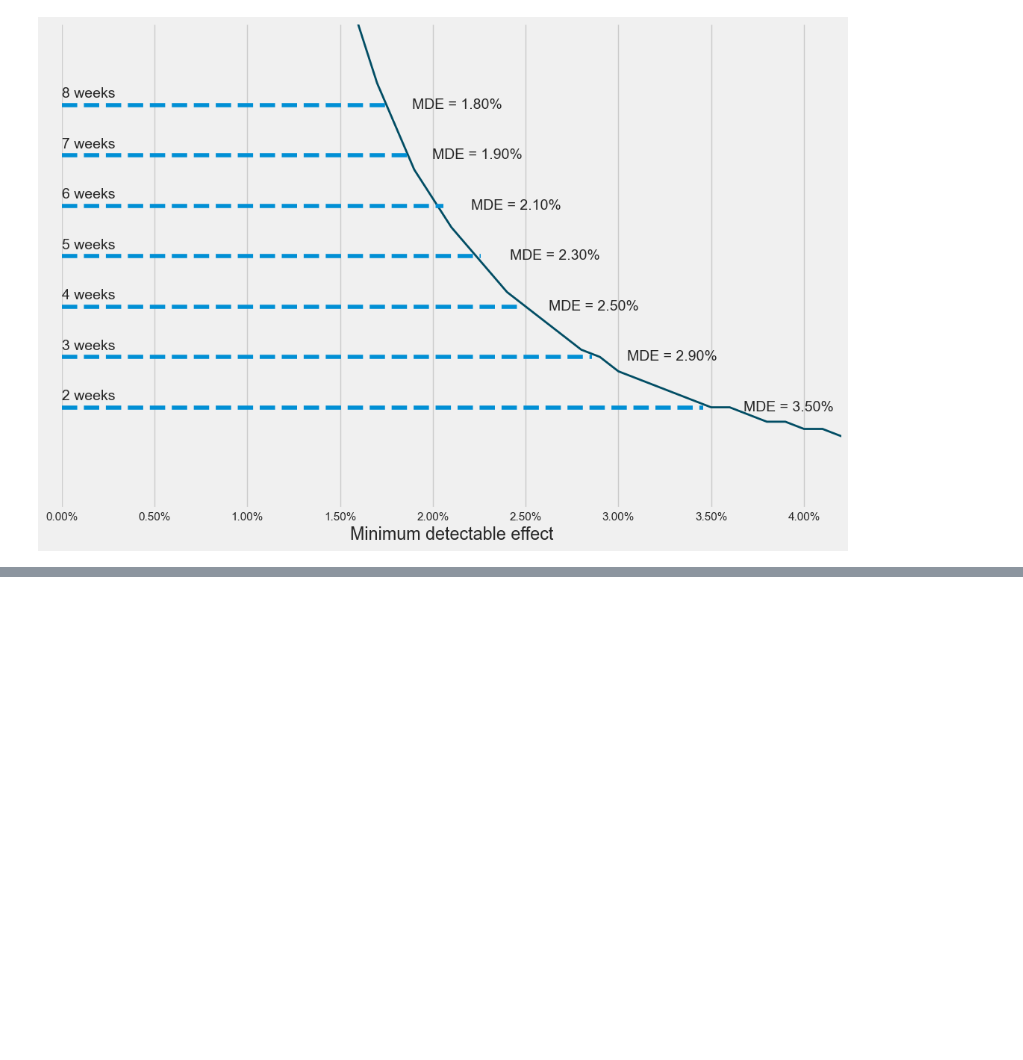
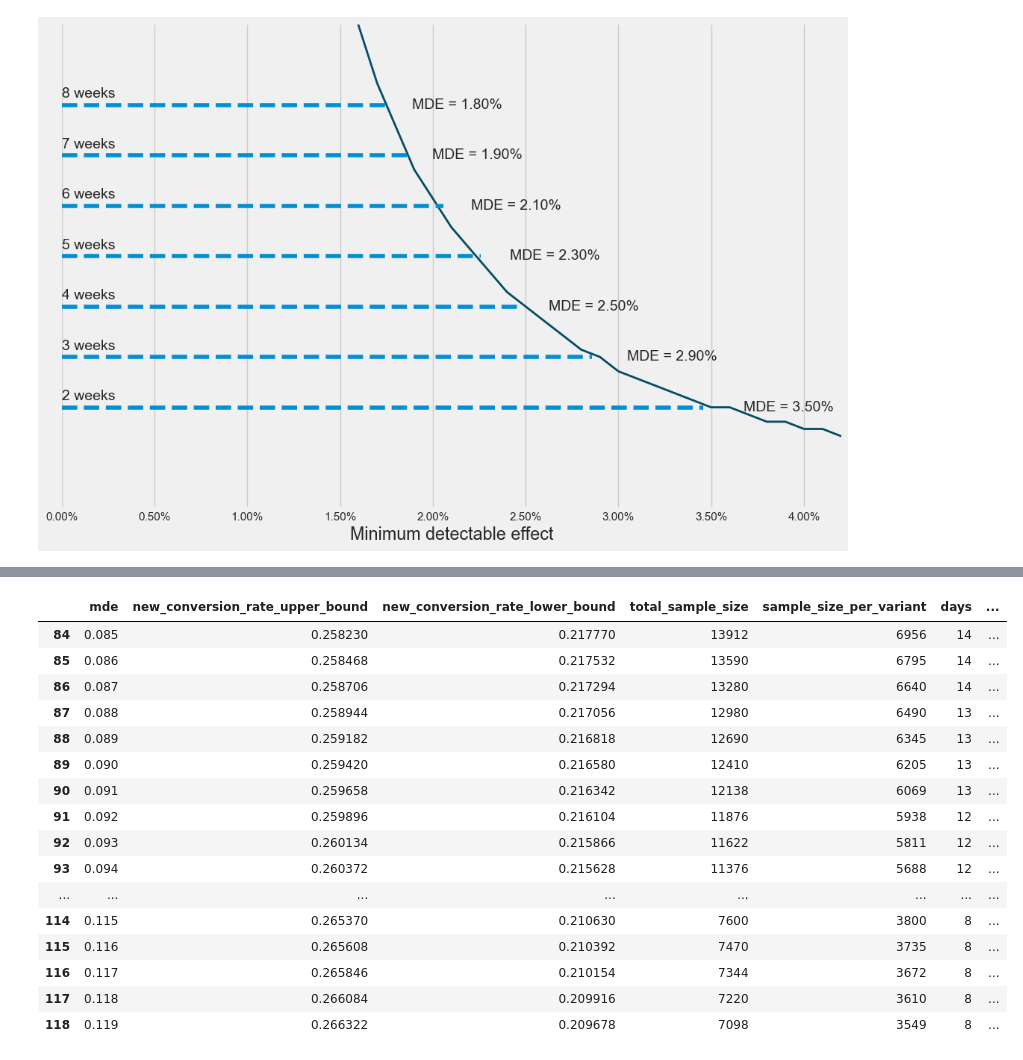
Before and after one commit to dokeeffe87/stats_utils, a Jupyter notebook: notebooks/scratch_work/notebooks/dev_power_calcs.ipynb, the cells around one changed output, grey strips where cells are left out. Saved outputs shown, nothing was run; the diff lists cells and outputs as text; code cells hidden in the pictures; blank space fills up the shorter version.

```diff
--- a/notebooks/scratch_work/notebooks/dev_power_calcs.ipynb
+++ b/notebooks/scratch_work/notebooks/dev_power_calcs.ipynb
@@ -477,0 +484,20 @@ df_=df_mde, min_weeks=2, max_weeks=8
+# %%
+df_test_exp.query("weeks==2")
+# %% [output]
+|  | mde | new_conversion_rate_upper_bound | new_conversion_rate_lower_bound | total_sample_size | sample_size_per_variant | days | ... |
+| 84 | 0.085 | 0.258230 | 0.217770 | 13912 | 6956 | 14 | ... |
+| 85 | 0.086 | 0.258468 | 0.217532 | 13590 | 6795 | 14 | ... |
+| 86 | 0.087 | 0.258706 | 0.217294 | 13280 | 6640 | 14 | ... |
+| 87 | 0.088 | 0.258944 | 0.217056 | 12980 | 6490 | 13 | ... |
+| 88 | 0.089 | 0.259182 | 0.216818 | 12690 | 6345 | 13 | ... |
+| 89 | 0.090 | 0.259420 | 0.216580 | 12410 | 6205 | 13 | ... |
+| 90 | 0.091 | 0.259658 | 0.216342 | 12138 | 6069 | 13 | ... |
+| 91 | 0.092 | 0.259896 | 0.216104 | 11876 | 5938 | 12 | ... |
+| 92 | 0.093 | 0.260134 | 0.215866 | 11622 | 5811 | 12 | ... |
+| 93 | 0.094 | 0.260372 | 0.215628 | 11376 | 5688 | 12 | ... |
+| ... | ... | ... | ... | ... | ... | ... | ... |
+| 114 | 0.115 | 0.265370 | 0.210630 | 7600 | 3800 | 8 | ... |
+| 115 | 0.116 | 0.265608 | 0.210392 | 7470 | 3735 | 8 | ... |
+| 116 | 0.117 | 0.265846 | 0.210154 | 7344 | 3672 | 8 | ... |
+| 117 | 0.118 | 0.266084 | 0.209916 | 7220 | 3610 | 8 | ... |
+| 118 | 0.119 | 0.266322 | 0.209678 | 7098 | 3549 | 8 | ... |
```
Also changed, not shown: parts of 7 cells of this notebook, 1 other file.
